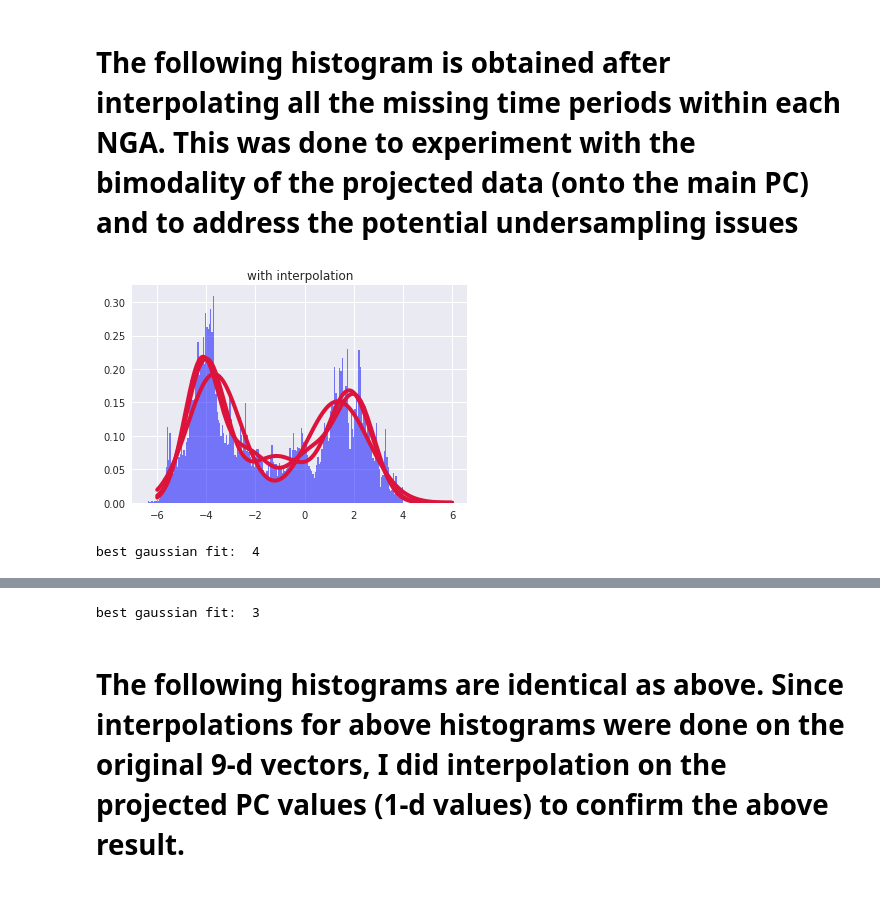
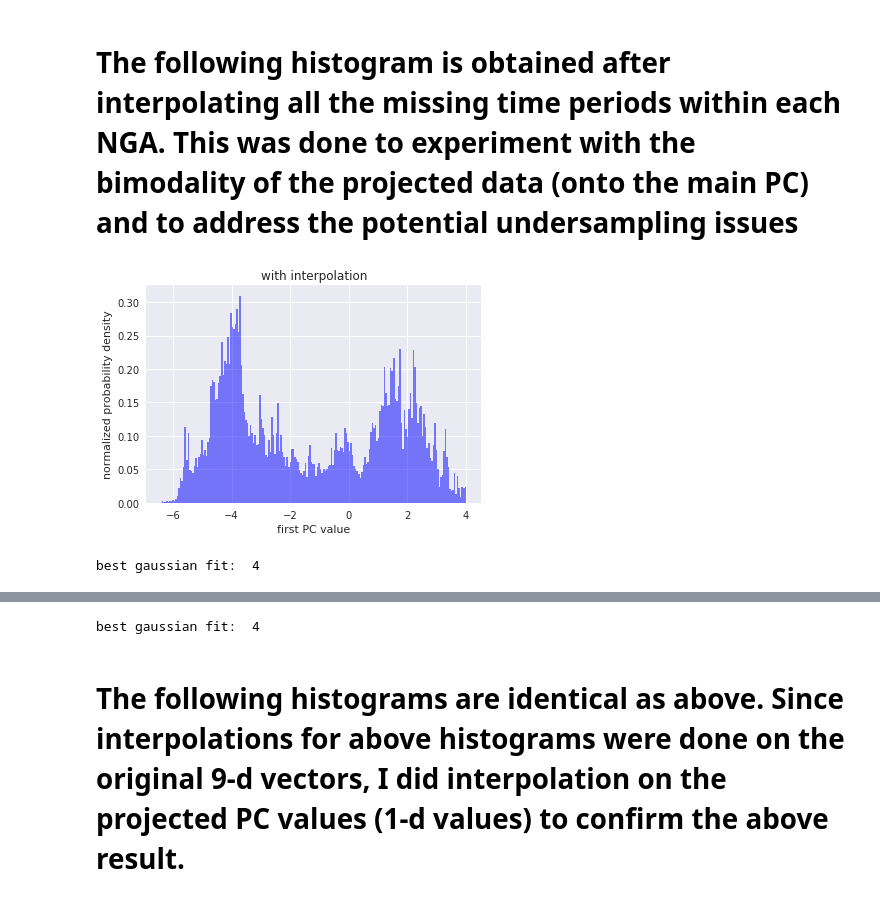
Before and after one commit to jaewshin/turchin, a Jupyter notebook: jupyter/histogram.ipynb, the cells around one changed output, grey strips where cells are left out. Saved outputs shown, nothing was run; the diff lists cells and outputs as text; code cells hidden in the pictures.

```diff
--- a/jupyter/histogram.ipynb
+++ b/jupyter/histogram.ipynb
@@ -87,8 +87,14 @@ for i in range(9):
 
     n, bins, patches = plt.hist(data[:,i], num_bins, normed=1, facecolor='blue', alpha=0.5)
 
-    plt.title('This is the %s th PC'% str(int(i)+1))
+#     plt.title('This is the %s th PC'% str(int(i)+1))
     plt.legend()
+
+    if i == 0:
+        plt.title('Projection onto first PC')
+        plt.xlabel('main Principal Component value')
+        plt.ylabel('normalized probability density')
+        plt.savefig('first_PC.png', transparent=True)
     plt.show()
     plt.close()
 # %% [output]
@@ -259,39 +265,42 @@ for i in range(2, 5):
     gmm_y = np.exp(gmm.score_samples(gmm_x.reshape(-1,1)))
 
     # the histogram/gaussian mixture model of the data for each of the principal component
-    ax.plot(gmm_x, gmm_y, color="crimson", lw=4, label="GMM")
+#     ax.plot(gmm_x, gmm_y, color="crimson", lw=4, label="GMM")
 
 plt.title('with interpolation')
+plt.xlabel('first PC value')
+plt.ylabel('normalized probability density')
+plt.savefig('interpolation.png', transparent=True)
 plt.show()
 plt.close()
 
 minBIC = bic_scores.index(min(bic_scores))+2
 print("best gaussian fit: ", minBIC)
 
 bic_scores = list()
 fig, ax = plt.subplots()
 for i in range(2, 5):
     #fit GMM with i number of components
     gmm = GMM(n_components=i)
     gmm.fit(X=np.expand_dims(data[:,0], 1))
 
     bic_scores.append(gmm.bic(X=np.expand_dims(data[:,0], 1)))
 
     # Evaluate GMM
     gmm_x = np.linspace(-6, 6, 200)
     gmm_y = np.exp(gmm.score_samples(gmm_x.reshape(-1,1)))
 
     # the histogram/gaussian mixture model of the data for each of the principal component
     ax.plot(gmm_x, gmm_y, color="crimson", lw=4, label="GMM")
 
 n, bins, patches = plt.hist(data[:,0], num_bins, normed=1, facecolor='blue', alpha=0.5)
 
 plt.title('without interpolation')
 plt.show()
 plt.close()
 
 minBIC = bic_scores.index(min(bic_scores))+2
 print("best gaussian fit: ", minBIC)
 # %% [output]
-[figure, old version]
+[figure, new version]
 best gaussian fit:  4
@@ -299,4 +308,4 @@ best gaussian fit:  4
-best gaussian fit:  3
+best gaussian fit:  4
 # %% [markdown]
 # The following histograms are identical as above. Since interpolations for above histograms were done on the original 9-d vectors, I did interpolation on the projected PC values (1-d values) to confirm the above result.
 # %%
```
Also changed, not shown: parts of 6 cells of this notebook, 1 other file.
